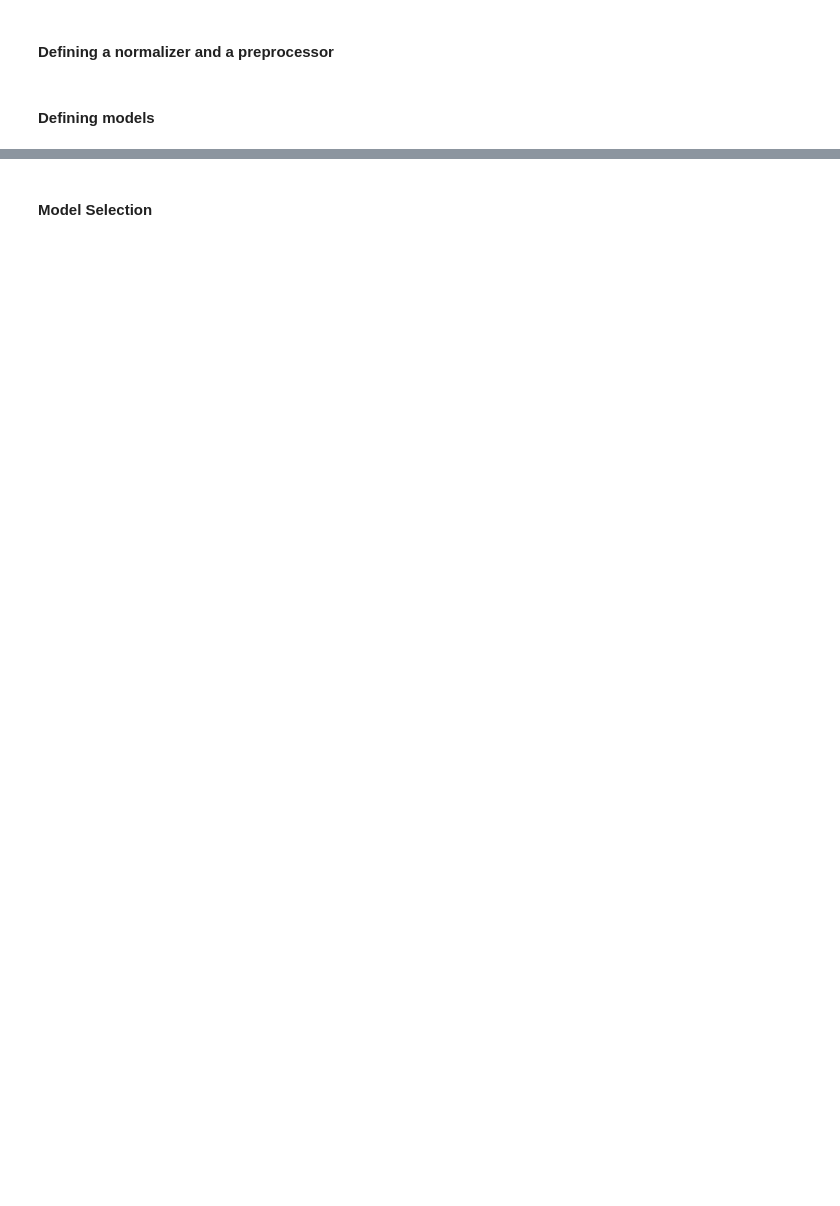
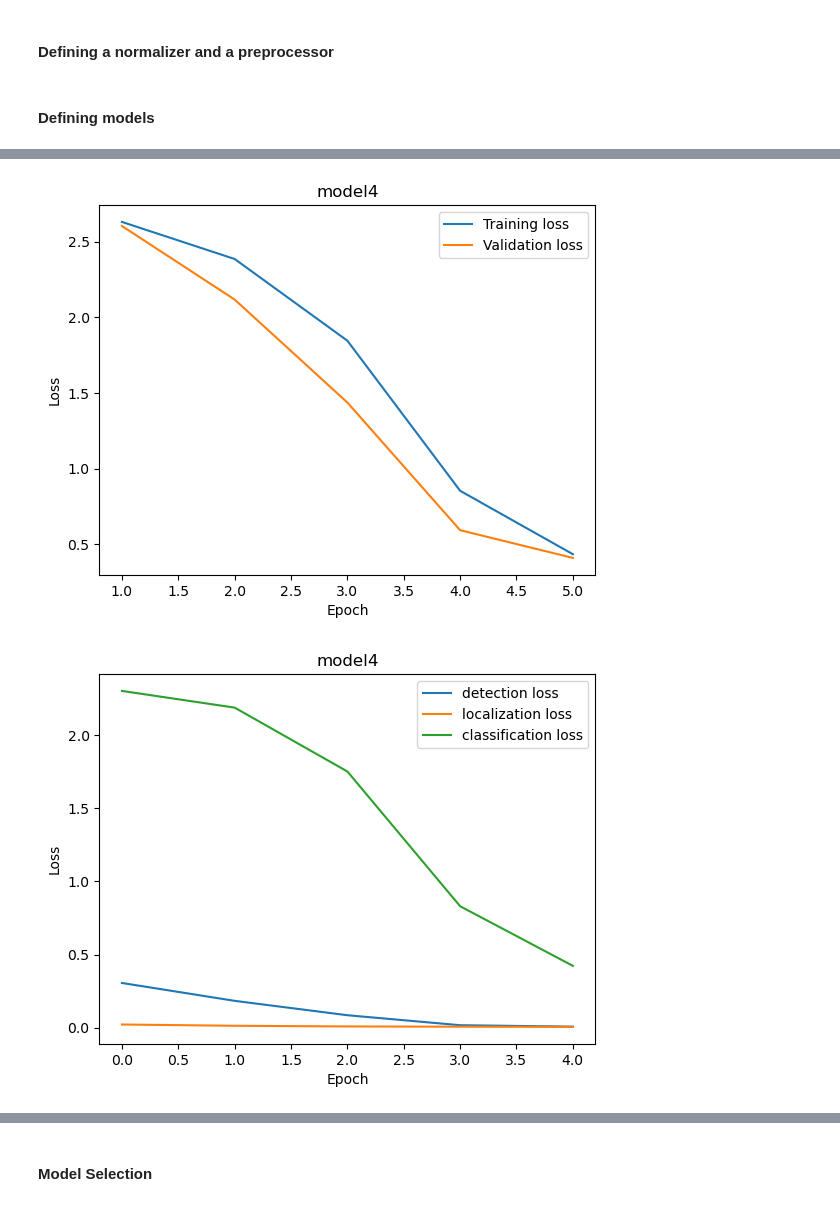
Before and after one commit to auroraingebrigtsen/Project2_265, a Jupyter notebook: project2.ipynb, the cells around one changed output, grey strips where cells are left out. Saved outputs shown, nothing was run; the diff lists cells and outputs as text; code cells hidden in the pictures; blank space fills up the shorter version.

```diff
--- a/project2.ipynb
+++ b/project2.ipynb
@@ -130,20 +222,21 @@ plot_lists(losses_separated3, ['detection loss', 'localization loss', 'classific
 # %%
-# model_name = 'model4'
+model_name = 'model4'
 
-# torch.manual_seed(SEED)
-# model4 = LocCNN4((48,60,1))
-# model4.to(device=device)
-# optimizer = optim.SGD(model4.parameters(), lr=0.01, momentum=0.9, weight_decay=0.001)
+torch.manual_seed(SEED)
+model4 = LocCNN4((48,60,1))
+model4.to(device=device)
+optimizer = optim.SGD(model4.parameters(), lr=0.01, momentum=0.9, weight_decay=0.001)
 
-# loss_train4, loss_val4, train_perform4, val_perform4, losses_separated4 = train(
-#     n_epochs=n_epochs,
-#     optimizer=optimizer,
-#     model=model4,
-#     loss_fn=loss_fn,
-#     train_loader=train_loader,
-#     val_loader=val_loader,
-#     performance_calculator=localization_performance
-# )
+loss_train4, loss_val4, train_perform4, val_perform4, losses_separated4 = train(
+    n_epochs=5,
+    optimizer=optimizer,
+    model=model4,
+    loss_fn=loss_fn,
+    train_loader=train_loader,
+    val_loader=val_loader,
+    performance_calculator=localization_performance
+)
 
-# plot_loss(loss_train4, loss_val4, model_name, save_model=True)
-# plot_lists(losses_separated4, ['detection loss', 'localization loss', 'classification loss'], model_name, save_model=True)
+plot_loss(loss_train4, loss_val4, model_name, save_model=True)
+plot_lists(losses_separated4, ['detection loss', 'localization loss', 'classification loss'], model_name, save_model=True)
+# %% [output]
@@ -150,3 +260,5 @@ plot_lists(losses_separated3, ['detection loss', 'localization loss', 'classific
+[figure, added]
+[figure, added]
 # %%
 model_name = 'model5'
 
```
Also changed, not shown: parts of 23 cells of this notebook, 12 other files.
